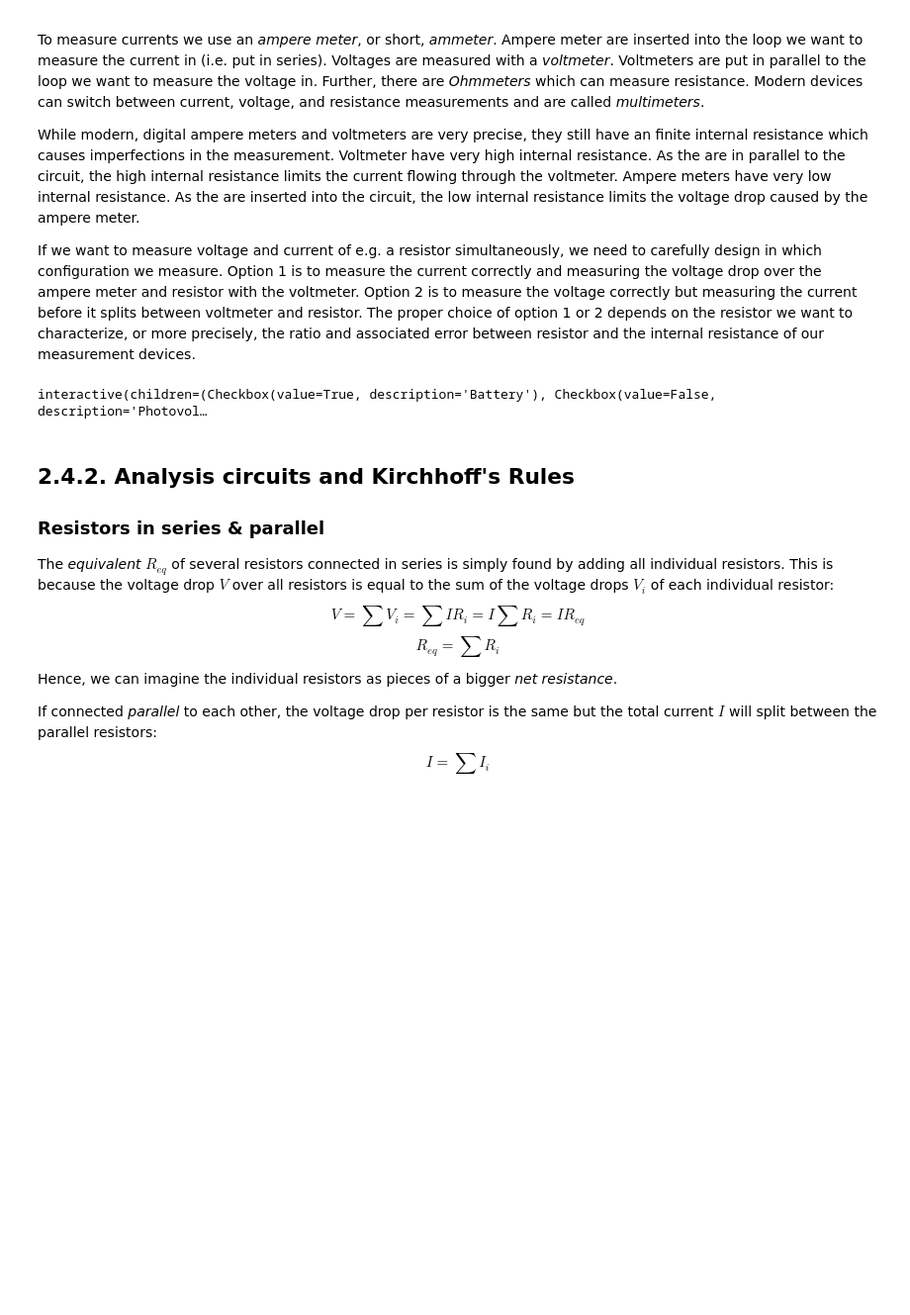
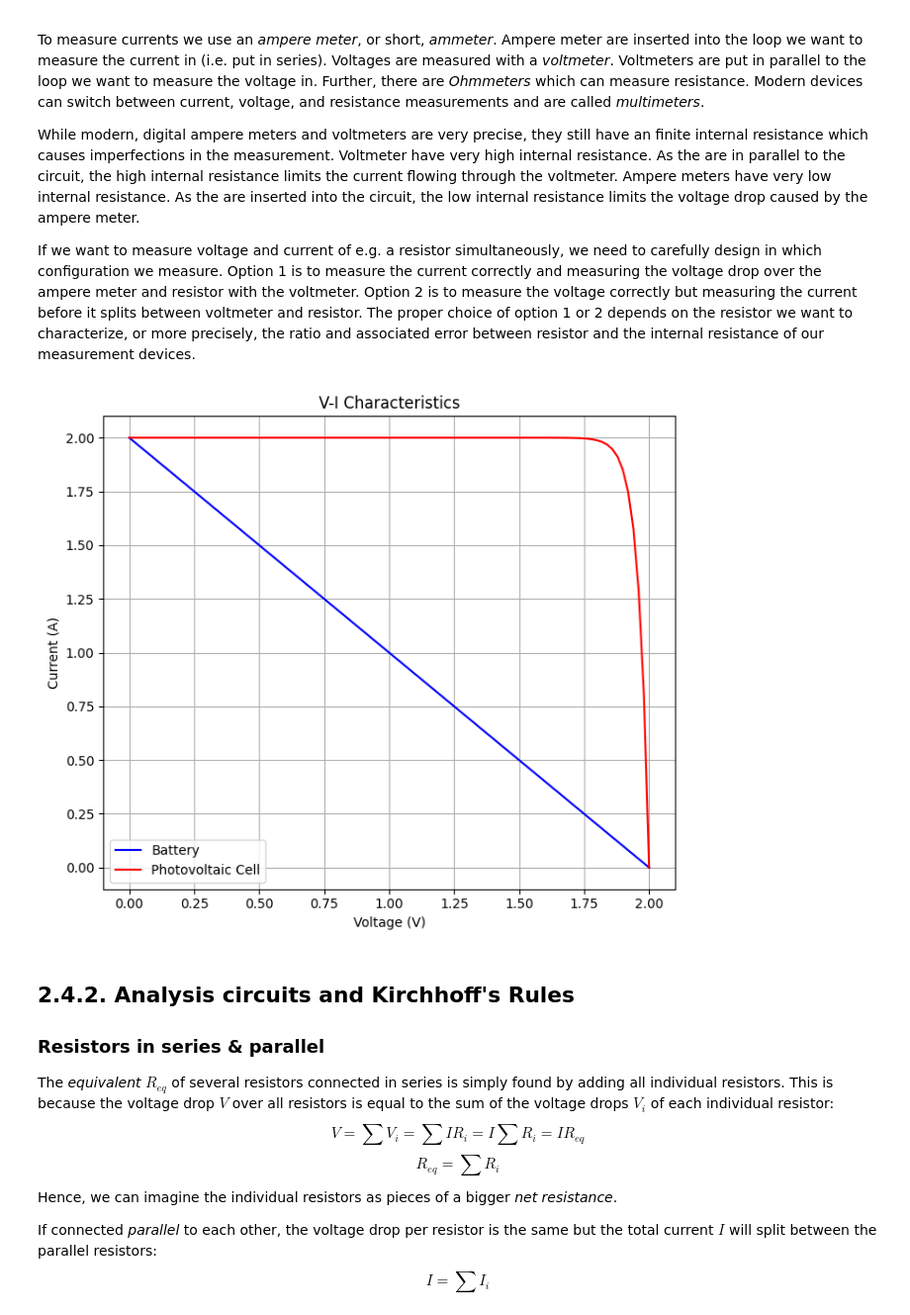
Before and after one commit to hendrikmattern/physics, a Jupyter notebook: physics2/2_4_script.ipynb, the cells around one changed output. Shown at 99% size. Cells and saved outputs as stored; diff of their text form; code cells hidden in the pictures; blank space fills up the shorter version.

```diff
--- a/physics2/2_4_script.ipynb
+++ b/physics2/2_4_script.ipynb
@@ -60,65 +60,44 @@ The proper choice of option 1 or 2 depends on the resistor we want to characteri
 # %%
 import numpy as np
 import matplotlib.pyplot as plt
 import ipywidgets as widgets
 from IPython.display import display
 
 # Define V-I characteristics
 
-def battery_vi(voltage, internal_resistance):
-    return (voltage - voltage / internal_resistance) / internal_resistance
+def battery_vi(voltage, internal_resistance, V_battery):
+    return (V_battery - voltage) / internal_resistance
 
-def photovoltaic_vi(current, I_sc, V_oc, n, V_t):
-    return V_oc - (n * V_t * np.log(1 + current / I_sc))
-
-def diode_vi(voltage, I_s, n, V_t):
-    return I_s * (np.exp(voltage / (n * V_t)) - 1)
+def photovoltaic_vi(voltage, I_sc, V_oc, n, V_t):
+    return I_sc * (1 - np.exp((voltage - V_oc) / (n * V_t)))
 
 # Constants
-V = np.linspace(-1, 2, 100)  # Voltage range
-I = np.linspace(0, 3, 100)  # Current range
-V_oc = 1.2  # Open-circuit voltage for PV cell
-I_sc = 3  # Short-circuit current for PV cell
+V = np.linspace(0, 2, 100)  # Consistent voltage range for all elements
+R_internal = 1  # Internal resistance of battery
+V_battery = max(V)  # Battery voltage
+V_oc = V_battery  # Open-circuit voltage for PV cell
+I_sc = V_battery / R_internal  # Short-circuit current for PV cell
 n = 1.5  # Ideality factor
 V_t = 0.026  # Thermal voltage
-I_s = 1e-12  # Reverse saturation current
-R_internal = 0.5  # Internal resistance of battery
-V_battery = 1.5  # Battery voltage
 
-# Create checkboxes
-battery_checkbox = widgets.Checkbox(value=True, description="Battery")
-photovoltaic_checkbox = widgets.Checkbox(value=False, description="Photovoltaic Cell")
-diode_checkbox = widgets.Checkbox(value=False, description="Diode")
+fig, ax = plt.subplots(figsize=(7, 6))
 
-# Function to update plots
-def update_plot(battery, photovoltaic, diode):
-    fig, ax = plt.subplots(figsize=(7, 6))
+I_battery = battery_vi(V, R_internal, V_battery)
+ax.plot(V, I_battery, label='Battery', color='b')
 
-    if battery:
-        I_battery = battery_vi(V, R_internal)
-        ax.plot(V, I_battery, label='Battery', color='b')
+I_pv = photovoltaic_vi(V, I_sc, V_oc, n, V_t)
+ax.plot(V, I_pv, label='Photovoltaic Cell', color='r')
 
-    if photovoltaic:
-        V_pv = photovoltaic_vi(I, I_sc, V_oc, n, V_t)
-        ax.plot(V_pv, I, label='Photovoltaic Cell', color='r')
+ax.set_xlabel('Voltage (V)')
+ax.set_ylabel('Current (A)')
+ax.set_title('V-I Characteristics')
+ax.legend()
+ax.grid()
 
-    if diode:
-        I_diode = diode_vi(V, I_s, n, V_t)
-        ax.plot(V, I_diode, label='Diode', color='g')
-
-    ax.set_xlabel('Voltage (V)')
-    ax.set_ylabel('Current (A)')
-    ax.set_title('V-I Characteristics')
-    ax.legend()
-    ax.grid()
-
-    plt.tight_layout()
-    plt.show()
-
-# Display checkboxes and interactive plot
-widgets.interactive(update_plot, battery=battery_checkbox, photovoltaic=photovoltaic_checkbox, diode=diode_checkbox)
+plt.tight_layout()
+plt.show()
 # %% [output]
-interactive(children=(Checkbox(value=True, description='Battery'), Checkbox(value=False, description='Photovol…
+[figure, added]
 # %% [markdown]
 ## 2.4.2. Analysis circuits and Kirchhoff's Rules
 
```
Also changed, not shown: parts of 2 cells of this notebook, 1 other file.
